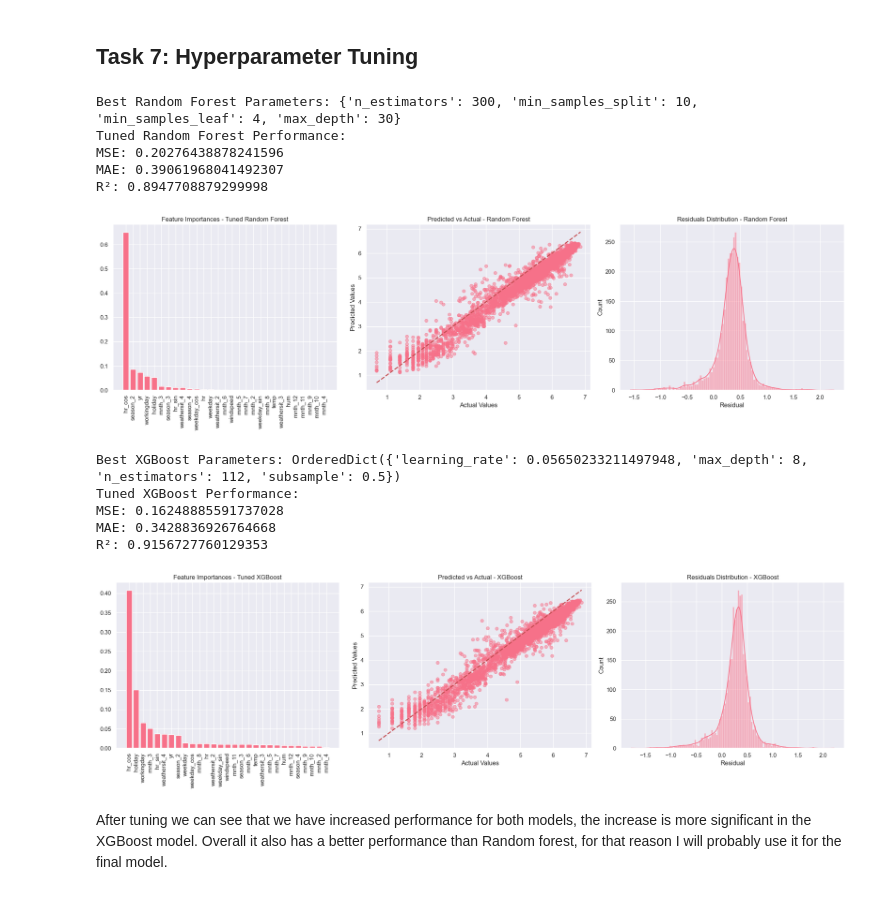
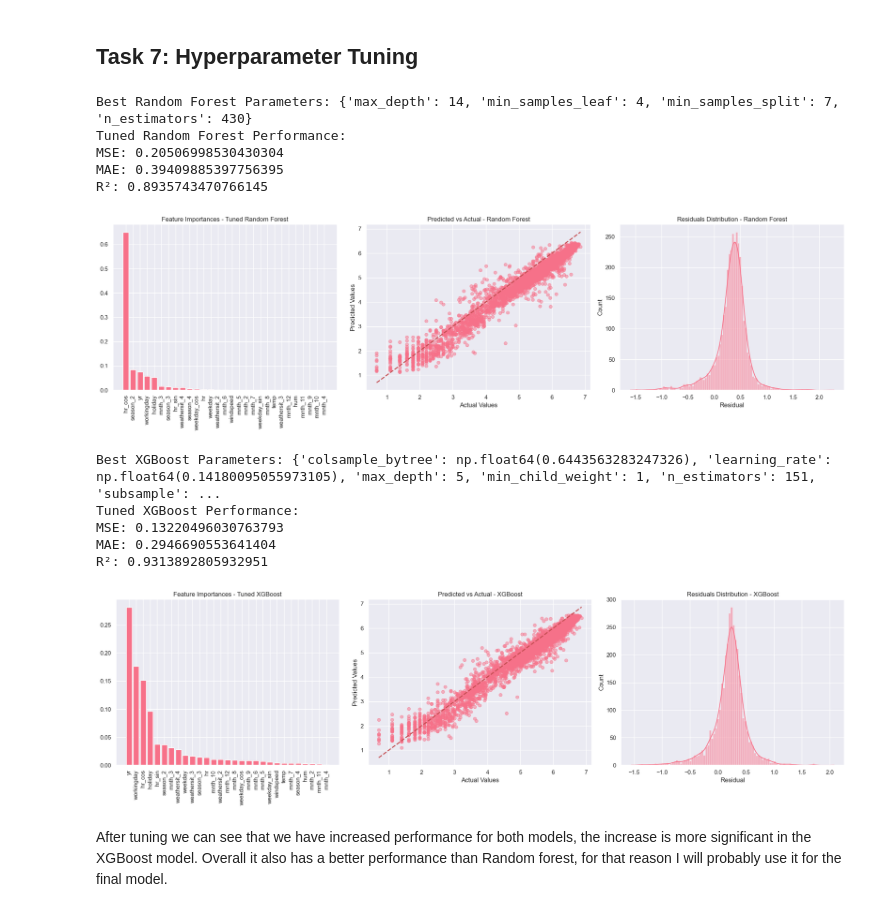
Before and after one commit to Soimanul/ML-fundamentals-2025, a Jupyter notebook: assignment_2_Vlad_Soimu[Soimu].ipynb, the cells around one changed output. Saved outputs shown, nothing was run; the diff lists cells and outputs as text; code cells hidden in the pictures.

```diff
--- a/assignment_2_Vlad_Soimu[Soimu].ipynb
+++ b/assignment_2_Vlad_Soimu[Soimu].ipynb
@@ -837,19 +841,36 @@ So far it seems like it's the bestperforming model so far.
 # %% [markdown]
 ## Task 7: Hyperparameter Tuning
 # %%
+from scipy.stats import randint, uniform
+from sklearn.ensemble import RandomForestRegressor
+from sklearn.model_selection import RandomizedSearchCV
+from sklearn.metrics import mean_squared_error, mean_absolute_error, r2_score
+import matplotlib.pyplot as plt
+import seaborn as sns
+import numpy as np
+import xgboost as xgb
+from sklearn.model_selection import train_test_split
+
 # Tuning Random Forest Regressor using RandomizedSearchCV
 rf_param_dist = {
-    'n_estimators': [100, 200, 300, 400],
-    'max_depth': [None, 10, 20, 30, 40],
-    'min_samples_split': [2, 5, 10],
-    'min_samples_leaf': [1, 2, 4]
+    'n_estimators': randint(100, 500),  # Randomly select n_estimators between 100 and 500
+    'max_depth': randint(3, 20),  # Randomly select max_depth between 3 and 20
+    'min_samples_split': randint(2, 10),  # Randomly select min_samples_split between 2 and 10
+    'min_samples_leaf': randint(1, 5)  # Randomly select min_samples_leaf between 1 and 5
 }
 
 rf_random = RandomizedSearchCV(estimator=RandomForestRegressor(random_state=42),
                                param_distributions=rf_param_dist,
-                               n_iter=20, cv=5, scoring='neg_mean_squared_error', random_state=42, n_jobs=-1)
+                               n_iter=50,  # 50 iterations for RandomizedSearchCV
+                               cv=5,
+                               scoring='neg_mean_squared_error',
+                               random_state=42,
+                               n_jobs=-1)
+
+# Fit the model
 rf_random.fit(X_train_trans, y_train)
 
+# Best Random Forest Parameters
 print("Best Random Forest Parameters:", rf_random.best_params_)
 best_rf = rf_random.best_estimator_
 
@@ -887,27 +908,33 @@ axes_rf[2].set_xlabel("Residual")
 plt.tight_layout()
 plt.show()
 
-# Tuning XGBoost Regressor using Bayesian Optimization (BayesSearchCV)
-xgb_param_space = {
-    'learning_rate': (0.01, 0.3, 'log-uniform'),
-    'n_estimators': (50, 300),
-    'max_depth': (3, 10),
-    'subsample': (0.5, 1.0, 'uniform')
+
+# Tuning XGBoost Regressor using RandomizedSearchCV
+xgb_param_dist = {
+    'n_estimators': randint(100, 500),  # Randomly select n_estimators between 100 and 500
+    'max_depth': randint(3, 10),  # Randomly select max_depth between 3 and 10
+    'learning_rate': uniform(0.01, 0.3),  # Randomly select learning_rate between 0.01 and 0.3
+    'subsample': uniform(0.6, 0.4),  # Randomly select subsample between 0.6 and 1.0
+    'colsample_bytree': uniform(0.6, 0.4),  # Randomly select colsample_bytree between 0.6 and 1.0
+    'min_child_weight': randint(1, 7)  # Randomly select min_child_weight between 1 and 6
 }
 
-xgb_bayes = BayesSearchCV(
-    estimator=xgb.XGBRegressor(objective='reg:squarederror', random_state=42),
-    search_spaces=xgb_param_space,
-    n_iter=20,
+xgb_random = RandomizedSearchCV(
+    estimator=xgb.XGBRegressor(random_state=42),
+    param_distributions=xgb_param_dist,
+    n_iter=50,  # 50 iterations for RandomizedSearchCV
     cv=5,
     scoring='neg_mean_squared_error',
     random_state=42,
     n_jobs=-1
 )
 
-xgb_bayes.fit(X_train_trans, y_train)
-print("Best XGBoost Parameters:", xgb_bayes.best_params_)
-best_xgb = xgb_bayes.best_estimator_
+# Fit the model
+xgb_random.fit(X_train_trans, y_train)
+
+# Best XGBoost Parameters
+print("Best XGBoost Parameters:", xgb_random.best_params_)
+best_xgb = xgb_random.best_estimator_
 
 # Evaluate tuned XGBoost on the validation set
 y_pred_xgb_tuned = best_xgb.predict(X_val_trans)
@@ -918,43 +945,43 @@ print("R²:", r2_score(y_val, y_pred_xgb_tuned))
 
 # Create subplots for XGBoost
 fig_xgb, axes_xgb = plt.subplots(1, 3, figsize=(20, 6))
 
 # Feature Importances
 xgb_importances = best_xgb.feature_importances_
 xgb_indices = np.argsort(xgb_importances)[::-1]
 axes_xgb[0].bar(range(len(xgb_importances)), xgb_importances[xgb_indices], align="center")
 axes_xgb[0].set_title("Feature Importances - Tuned XGBoost")
 axes_xgb[0].set_xticks(range(len(xgb_importances)))
 axes_xgb[0].set_xticklabels(feature_names[xgb_indices], rotation=90)
 
 # Predicted vs Actual
 axes_xgb[1].scatter(y_val, y_pred_xgb_tuned, alpha=0.5)
 axes_xgb[1].plot([y_val.min(), y_val.max()], [y_val.min(), y_val.max()], 'r--', lw=2)
 axes_xgb[1].set_xlabel('Actual Values')
 axes_xgb[1].set_ylabel('Predicted Values')
 axes_xgb[1].set_title('Predicted vs Actual - XGBoost')
 
 # Residuals
 residuals_xgb = y_val - y_pred_xgb_tuned
 sns.histplot(residuals_xgb, kde=True, ax=axes_xgb[2])
 axes_xgb[2].set_title("Residuals Distribution - XGBoost")
 axes_xgb[2].set_xlabel("Residual")
 
 plt.tight_layout()
 plt.show()
 # %% [output]
-Best Random Forest Parameters: {'n_estimators': 300, 'min_samples_split': 10, 'min_samples_leaf': 4, 'max_depth': 30}
+Best Random Forest Parameters: {'max_depth': 14, 'min_samples_leaf': 4, 'min_samples_split': 7, 'n_estimators': 430}
 Tuned Random Forest Performance:
-MSE: 0.20276438878241596
-MAE: 0.39061968041492307
-R²: 0.8947708879299998
+MSE: 0.20506998530430304
+MAE: 0.39409885397756395
+R²: 0.8935743470766145
-[figure, old version]
+[figure, new version]
-Best XGBoost Parameters: OrderedDict({'learning_rate': 0.05650233211497948, 'max_depth': 8, 'n_estimators': 112, 'subsample': 0.5})
+Best XGBoost Parameters: {'colsample_bytree': np.float64(0.6443563283247326), 'learning_rate': np.float64(0.14180095055973105), 'max_depth': 5, 'min_child_weight': 1, 'n_estimators': 151, 'subsample': ...
 Tuned XGBoost Performance:
-MSE: 0.16248885591737028
-MAE: 0.3428836926764668
-R²: 0.9156727760129353
+MSE: 0.13220496030763793
+MAE: 0.2946690553641404
+R²: 0.9313892805932951
-[figure, old version]
+[figure, new version]
 # %% [markdown]
 After tuning we can see that we have increased performance for both models, the increase is more significant in the XGBoost model. Overall it also has a better performance than Random forest, for that reason I will probably use it for the final model.
 # %% [markdown]
```
Also changed, not shown: parts of 6 cells of this notebook.
